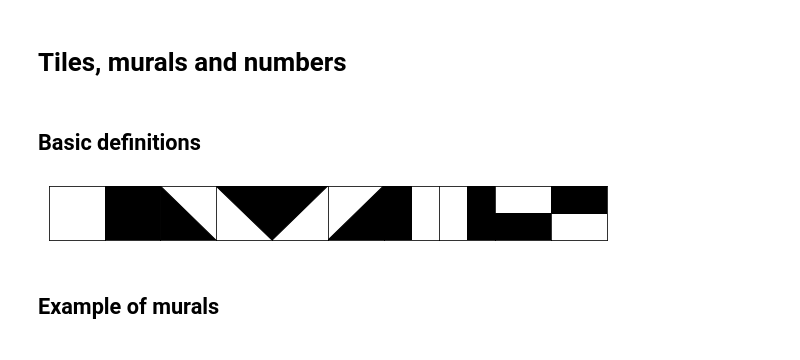
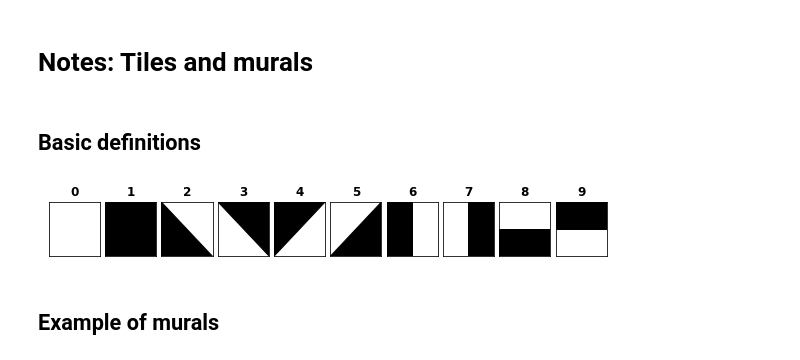
Before and after one commit to felipessalvatore/it, a Jupyter notebook: notebooks/tiles_murals_numbers.ipynb, the cells around one changed output. Drawn from its saved outputs; the diff is of its cells as text; code cells hidden in the pictures.

```diff
--- a/notebooks/tiles_murals_numbers.ipynb
+++ b/notebooks/tiles_murals_numbers.ipynb
@@ -1,5 +1,5 @@
 # %% [markdown]
-# Tiles, murals and numbers
+# Notes: Tiles and murals
 # %%
 import numpy as np
 import re
@@ -47,35 +47,36 @@ def get_9():
 def num2tile(num):
     if num==0:
         return get_0()
     elif num == 1:
         return get_1()
     elif num == 2:
         return get_2()
     elif num == 3:
         return get_3()
     elif num == 4:
         return get_4()
     elif num == 5:
         return get_5()
     elif num == 6:
         return get_6()
     elif num == 7:
         return get_7()
     elif num == 8:
         return get_8()
     elif num == 9:
         return get_9()
 
 
 v = [0,1,2,3,4,5,6,7,8,9]
 fig, _ = plt.subplots(1,10, figsize=(10,1))
-fig.subplots_adjust(hspace=0.00, wspace=0.00)
+fig.subplots_adjust(hspace=0.01, wspace=0.10)
 for n,ax in zip(v, fig.axes):
     ax.add_patch(num2tile(n))
     ax.set_xticks([])
     ax.set_yticks([])
+    ax.set_title('{}'.format(n), fontweight="bold")
 # %% [output]
-[figure, old version]
+[figure, new version]
 # %% [markdown]
 ## Example of murals
 # %%
```
Also changed, not shown: parts of 17 cells of this notebook, 5 other files.
